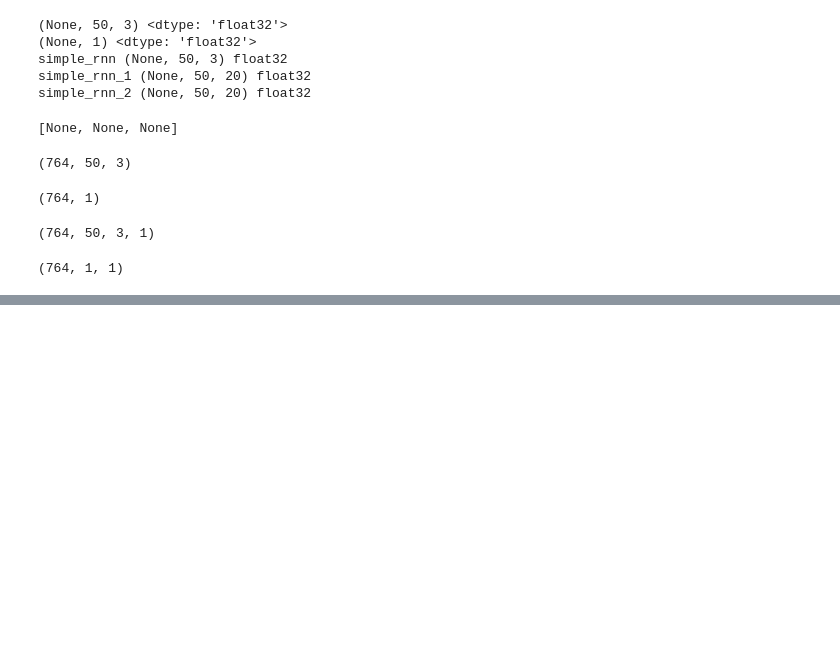
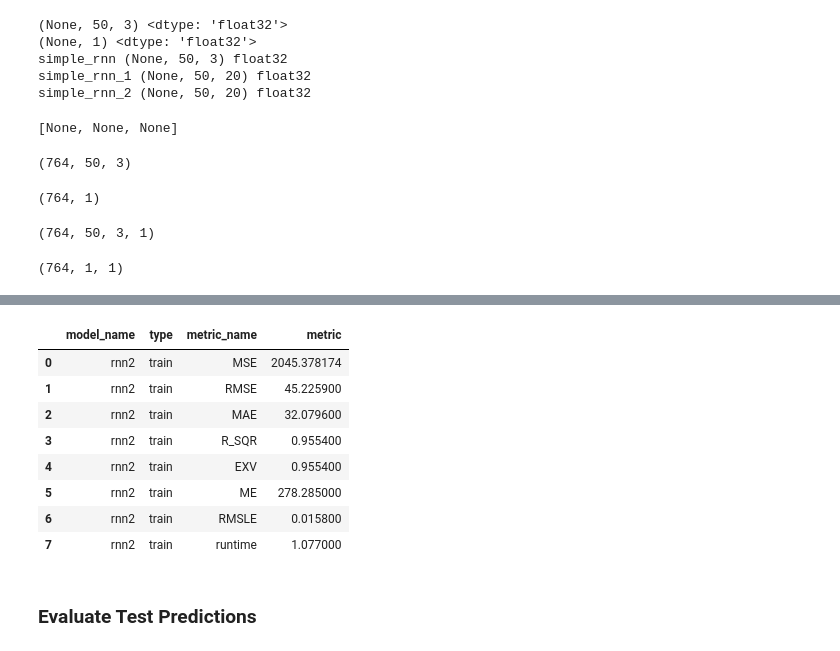
Before and after one commit to oimartin/SP_500_index_RNN, a Jupyter notebook: sp500_notebook.ipynb, the cells around one changed output, grey strips where cells are left out. Cells and saved outputs as stored; diff of their text form; code cells hidden in the pictures; blank space fills up the shorter version.

```diff
--- a/sp500_notebook.ipynb
+++ b/sp500_notebook.ipynb
@@ -517,0 +577,10 @@ rnn1_train
+# %%
+rnn2 = Sequential([
+    layers.LSTM(3, return_sequences=True, input_shape=[50, 3]),
+    layers.LSTM(3, return_sequences=True),
+    layers.LSTM(3, return_sequences=True),
+    layers.LSTM(3, return_sequences=True),
+    layers.SimpleRNN(1)
+])
+
+rnn2.compile(optimizer="adam", loss="mse", metrics=['hinge'])
@@ -517,0 +591,2 @@ rnn1_train
+# %%
+rnn2_rt = run_model(rnn2, 'rnn2')
@@ -517,0 +641,3 @@ rnn1_train
+# %%
+rnn2_pred_train, rnn2_actual_train, rnn2_compare_train = compare_pred_actual(rnn2, X_train, y_train, 'Train')
+rnn2_compare_train.head()
@@ -517,0 +663,15 @@ rnn1_train
+# %%
+rnn2_train = evaluating_model(rnn2_actual_train, rnn2_pred_train, 'rnn2', 'train', rnn2_rt)
+rnn2_train
+# %% [output]
+|  | model_name | type | metric_name | metric |
+| 0 | rnn2 | train | MSE | 2045.378174 |
+| 1 | rnn2 | train | RMSE | 45.225900 |
+| 2 | rnn2 | train | MAE | 32.079600 |
+| 3 | rnn2 | train | R_SQR | 0.955400 |
+| 4 | rnn2 | train | EXV | 0.955400 |
+| 5 | rnn2 | train | ME | 278.285000 |
+| 6 | rnn2 | train | RMSLE | 0.015800 |
+| 7 | rnn2 | train | runtime | 1.077000 |
+# %% [markdown]
+### Evaluate Test Predictions
```
Also changed, not shown: parts of 47 cells of this notebook.
